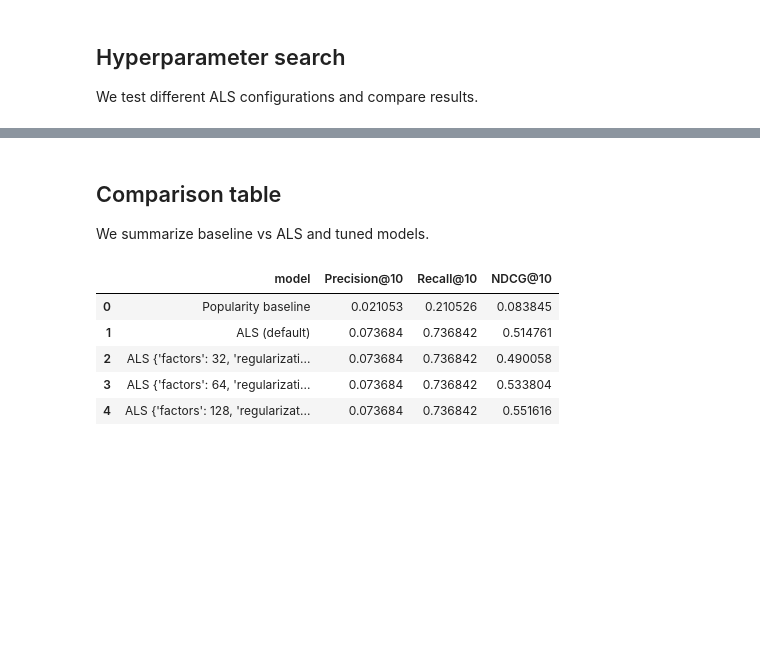
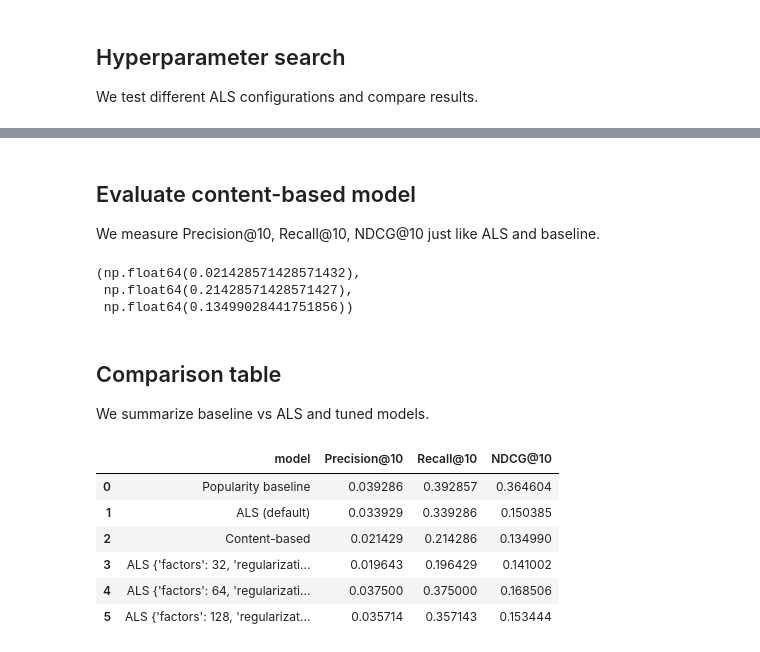
Before and after one commit to Jopsakee/SteamRecProject, a Jupyter notebook: csharp/SteamRec.ML/notebook.ipynb, the cells around one changed output, grey strips where cells are left out. Drawn from its saved outputs; the diff is of its cells as text; code cells hidden in the pictures; blank space fills up the shorter version.

```diff
--- a/csharp/SteamRec.ML/notebook.ipynb
+++ b/csharp/SteamRec.ML/notebook.ipynb
@@ -106,7 +106,7 @@ If a user only has 1 interaction or a game only appears once, the model can’t
 We filter them to reduce noise.
 # %%
 min_user_interactions = 5
-min_game_interactions = 10
+min_game_interactions = 5
 
 user_counts = interactions["SteamId"].value_counts()
 game_counts = interactions["AppId"].value_counts()
@@ -276,7 +280,8 @@ for params in param_grid:
         regularization=params["regularization"],
         iterations=20
     )
-    model.fit(matrix.T)
+    # IMPORTANT: train on matrix (users x items), not matrix.T
+    model.fit(matrix)
 
     def recommend_tmp(user_id, k=10):
         if user_id not in user_index:
@@ -307,20 +353,68 @@ results
+# %%
+from sklearn.metrics.pairwise import cosine_similarity
+import numpy as np
+
+def recommend_content_based(user_id, k=10):
+    if user_id not in train_rows["SteamId"].values:
+        return []
+
+    user_games = train_rows[train_rows["SteamId"] == user_id]["AppId"].tolist()
+    user_games = [g for g in user_games if g in game_index]
+
+    if not user_games:
+        return []
+
+    user_vecs = content_features[[game_index[g] for g in user_games]]
+    user_profile = user_vecs.mean(axis=0)
+
+    # Convert np.matrix to ndarray
+    if hasattr(user_profile, "A"):
+        user_profile = user_profile.A  # converts to ndarray
+
+    sims = cosine_similarity(user_profile, content_features).flatten()
+
+    known_set = set(user_games)
+    ranked = np.argsort(-sims)
+
+    recs = []
+    for idx in ranked:
+        appid = games_cb.iloc[idx]["AppId"]
+        if appid in known_set:
+            continue
+        recs.append(appid)
+        if len(recs) >= k:
+            break
+
+    return recs
+# %% [markdown]
+## Evaluate content-based model
+We measure Precision@10, Recall@10, NDCG@10 just like ALS and baseline.
+# %%
+content_scores = evaluate_model(recommend_content_based, k=10)
+content_scores
+# %% [output]
+(np.float64(0.021428571428571432),
+ np.float64(0.21428571428571427),
+ np.float64(0.13499028441751856))
 # %% [markdown]
 ## Comparison table
 We summarize baseline vs ALS and tuned models.
 # %%
 summary = pd.DataFrame([
     {"model": "Popularity baseline", "Precision@10": baseline_scores[0], "Recall@10": baseline_scores[1], "NDCG@10": baseline_scores[2]},
     {"model": "ALS (default)", "Precision@10": als_scores[0], "Recall@10": als_scores[1], "NDCG@10": als_scores[2]},
+    {"model": "Content-based", "Precision@10": content_scores[0], "Recall@10": content_scores[1], "NDCG@10": content_scores[2]},
 ] + [
     {"model": f"ALS {params}", "Precision@10": score[0], "Recall@10": score[1], "NDCG@10": score[2]}
     for params, score in results
 ])
 
 summary
 # %% [output]
 |  | model | Precision@10 | Recall@10 | NDCG@10 |
-| 0 | Popularity baseline | 0.021053 | 0.210526 | 0.083845 |
-| 1 | ALS (default) | 0.073684 | 0.736842 | 0.514761 |
-| 2 | ALS {'factors': 32, 'regularizati... | 0.073684 | 0.736842 | 0.490058 |
-| 3 | ALS {'factors': 64, 'regularizati... | 0.073684 | 0.736842 | 0.533804 |
-| 4 | ALS {'factors': 128, 'regularizat... | 0.073684 | 0.736842 | 0.551616 |
+| 0 | Popularity baseline | 0.039286 | 0.392857 | 0.364604 |
+| 1 | ALS (default) | 0.033929 | 0.339286 | 0.150385 |
+| 2 | Content-based | 0.021429 | 0.214286 | 0.134990 |
+| 3 | ALS {'factors': 32, 'regularizati... | 0.019643 | 0.196429 | 0.141002 |
+| 4 | ALS {'factors': 64, 'regularizati... | 0.037500 | 0.375000 | 0.168506 |
+| 5 | ALS {'factors': 128, 'regularizat... | 0.035714 | 0.357143 | 0.153444 |
```
Also changed, not shown: parts of 17 cells of this notebook.
